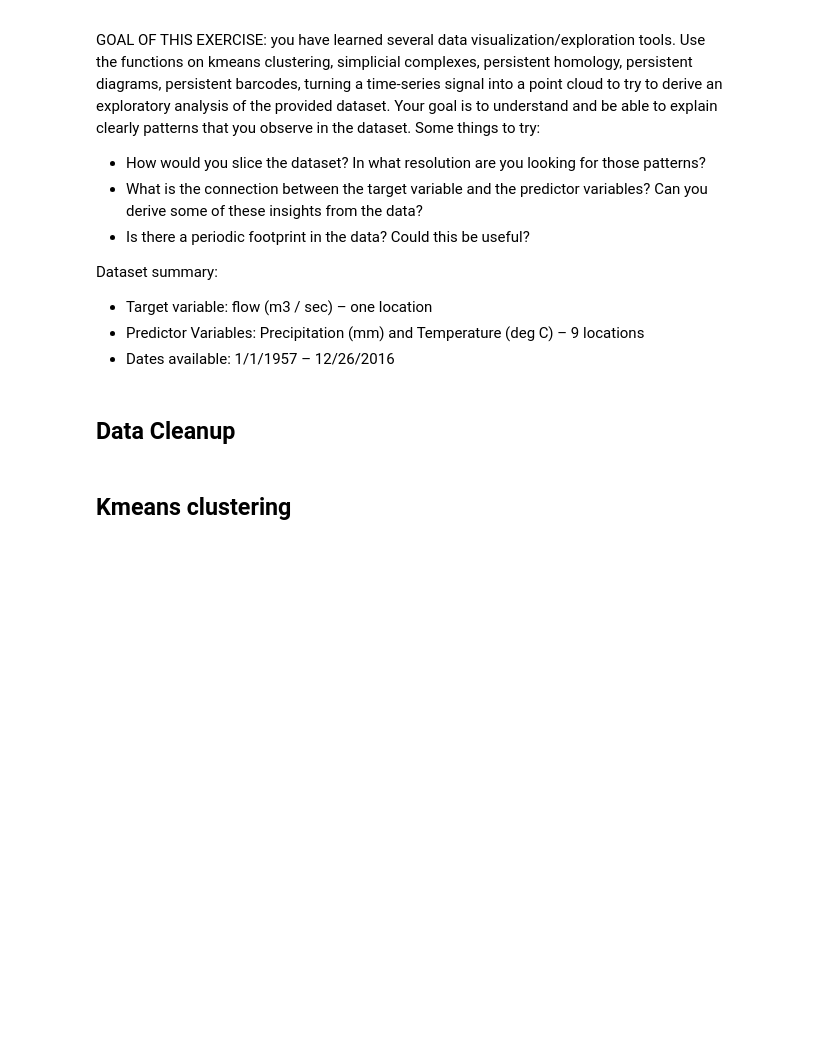
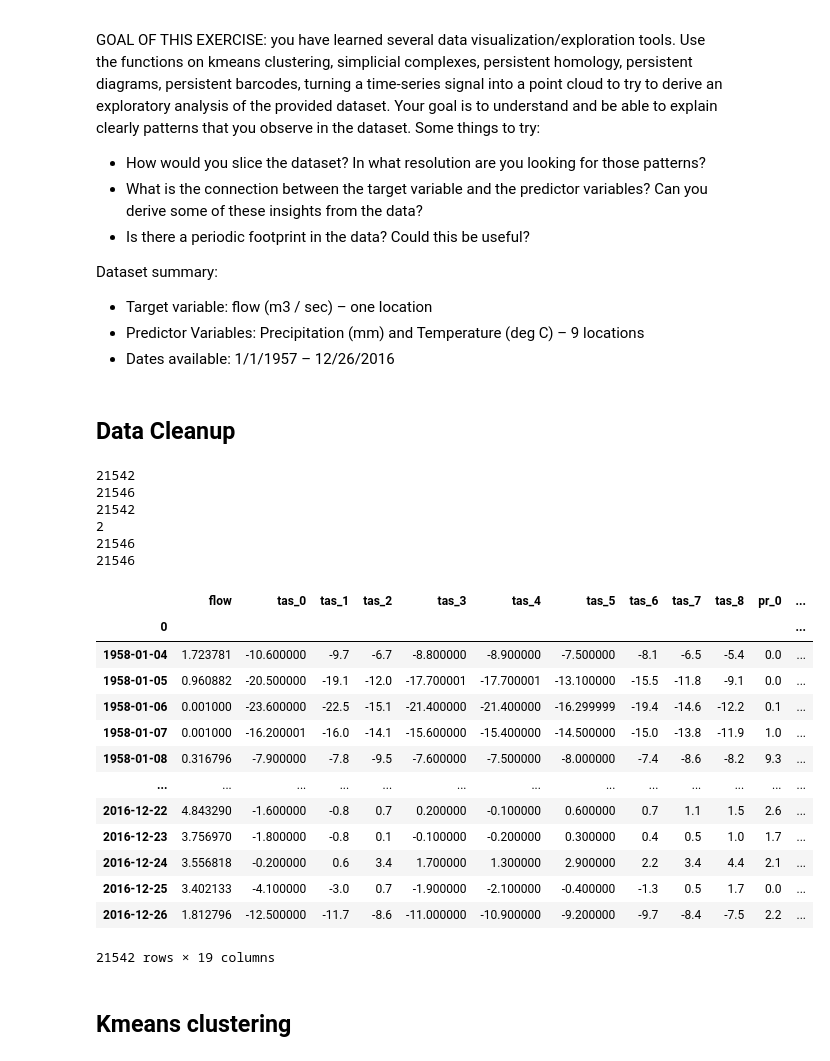
Before and after one commit to WizenPainter/reto-ma2007b, a Jupyter notebook: noaa_ai_workshop/IntroNotebooks/05 - Challenge.ipynb, the cells around one changed output. Cells and saved outputs as stored; diff of their text form; code cells hidden in the pictures; blank space fills up the shorter version.

```diff
--- a/noaa_ai_workshop/IntroNotebooks/05 - Challenge.ipynb
+++ b/noaa_ai_workshop/IntroNotebooks/05 - Challenge.ipynb
@@ -24,5 +24,15 @@ from sklearn.decomposition import PCA
 
 file = "C:/Users/guzma/OneDrive/Documents/TEC/S6/Geometria y topologia de datos/Reto/noaa_ai_workshop/IntroNotebooks/uke_eggedal_data_challenge.pkl"
 df = pd.read_pickle(file)
+# %%
+for key in df.keys():
+    print(len(df[key]))
+# %% [output]
+21542
+21546
+21542
+2
+21546
+21546
 # %%
 df1 = pd.DataFrame(df['flow'])
@@ -38,4 +51,21 @@ data = pd.concat([data, df5], axis=1, join='inner')
 # data = pd.concat([data, df6], axis=1, join='inner')
+# %%
+data.set_index(df3[0])
+# %% [output]
+|  | flow | tas_0 | tas_1 | tas_2 | tas_3 | tas_4 | tas_5 | tas_6 | tas_7 | tas_8 | pr_0 | ... |
+| 0 |  |  |  |  |  |  |  |  |  |  |  | ... |
+| 1958-01-04 | 1.723781 | -10.600000 | -9.7 | -6.7 | -8.800000 | -8.900000 | -7.500000 | -8.1 | -6.5 | -5.4 | 0.0 | ... |
+| 1958-01-05 | 0.960882 | -20.500000 | -19.1 | -12.0 | -17.700001 | -17.700001 | -13.100000 | -15.5 | -11.8 | -9.1 | 0.0 | ... |
+| 1958-01-06 | 0.001000 | -23.600000 | -22.5 | -15.1 | -21.400000 | -21.400000 | -16.299999 | -19.4 | -14.6 | -12.2 | 0.1 | ... |
+| 1958-01-07 | 0.001000 | -16.200001 | -16.0 | -14.1 | -15.600000 | -15.400000 | -14.500000 | -15.0 | -13.8 | -11.9 | 1.0 | ... |
+| 1958-01-08 | 0.316796 | -7.900000 | -7.8 | -9.5 | -7.600000 | -7.500000 | -8.000000 | -7.4 | -8.6 | -8.2 | 9.3 | ... |
+| ... | ... | ... | ... | ... | ... | ... | ... | ... | ... | ... | ... | ... |
+| 2016-12-22 | 4.843290 | -1.600000 | -0.8 | 0.7 | 0.200000 | -0.100000 | 0.600000 | 0.7 | 1.1 | 1.5 | 2.6 | ... |
+| 2016-12-23 | 3.756970 | -1.800000 | -0.8 | 0.1 | -0.100000 | -0.200000 | 0.300000 | 0.4 | 0.5 | 1.0 | 1.7 | ... |
+| 2016-12-24 | 3.556818 | -0.200000 | 0.6 | 3.4 | 1.700000 | 1.300000 | 2.900000 | 2.2 | 3.4 | 4.4 | 2.1 | ... |
+| 2016-12-25 | 3.402133 | -4.100000 | -3.0 | 0.7 | -1.900000 | -2.100000 | -0.400000 | -1.3 | 0.5 | 1.7 | 0.0 | ... |
+| 2016-12-26 | 1.812796 | -12.500000 | -11.7 | -8.6 | -11.000000 | -10.900000 | -9.200000 | -9.7 | -8.4 | -7.5 | 2.2 | ... |
+21542 rows × 19 columns
 # %%
 pca2 = PCA(n_components=2)
 pca1 = PCA(n_components=1)
```
Also changed, not shown: parts of 9 cells of this notebook, 1 other file.
